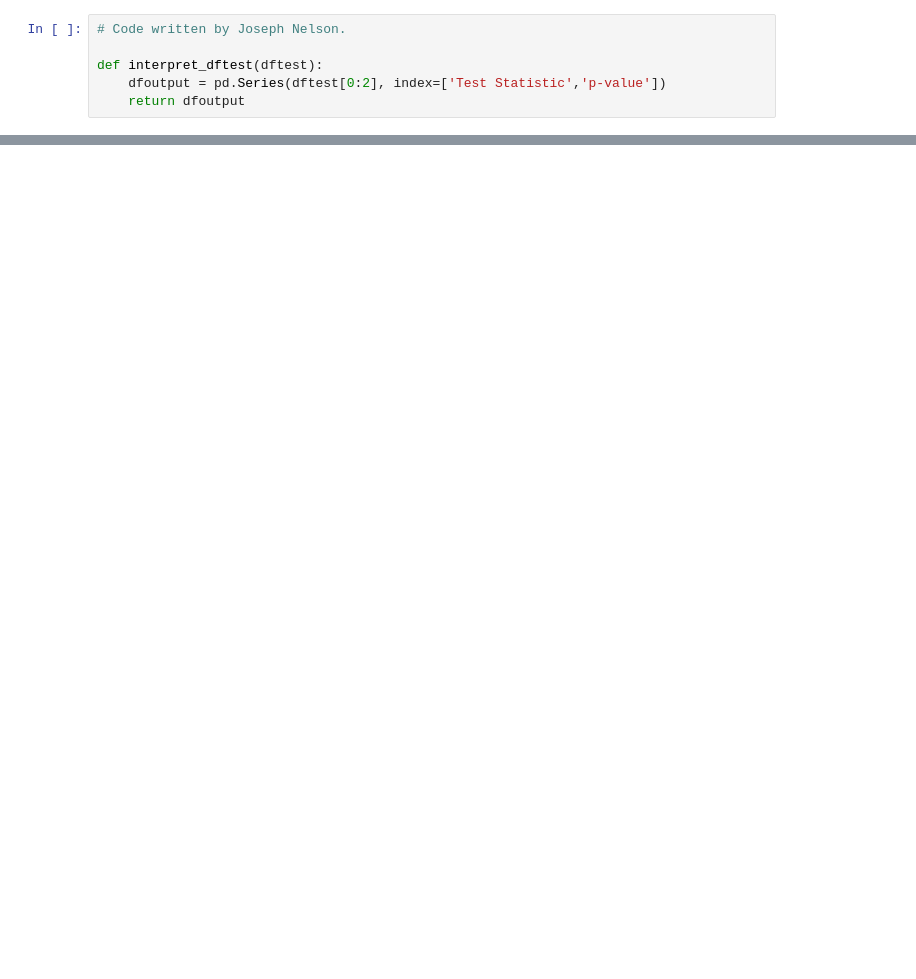
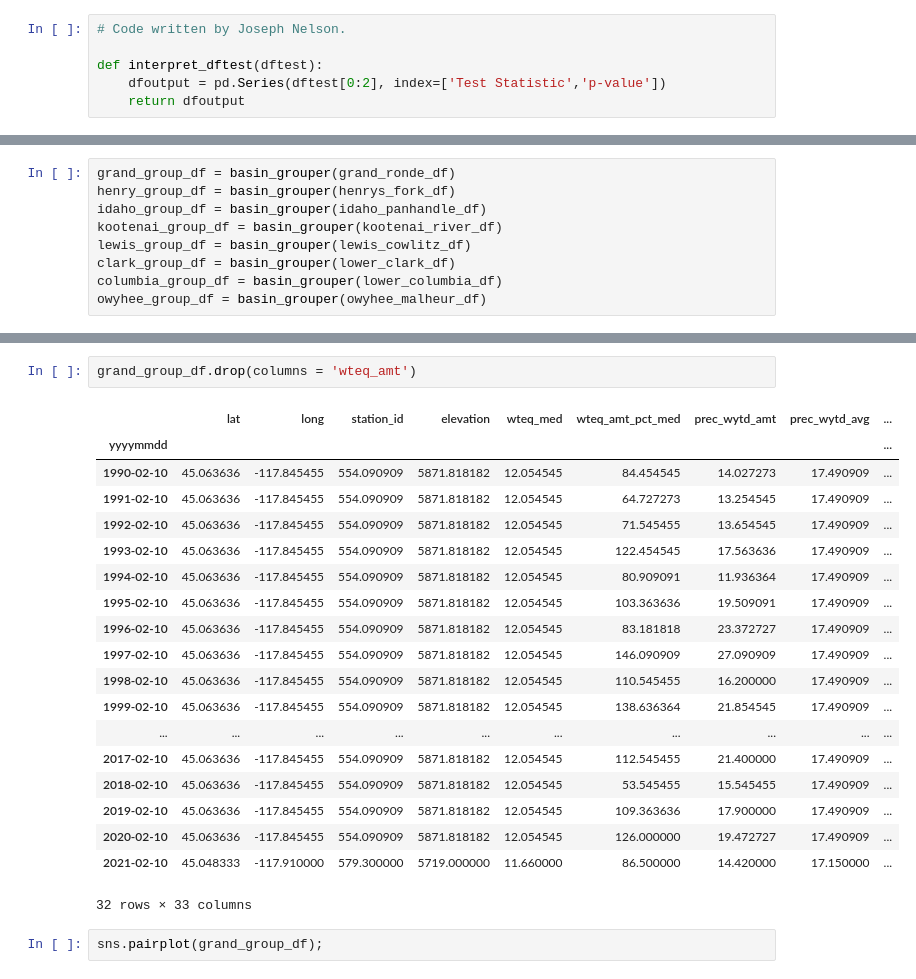
Before and after one commit to sehyeager/snotel_forecasting, a Jupyter notebook: sams_modeling_notebook.ipynb, the cells around one changed output, grey strips where cells are left out. Cells and saved outputs as stored; diff of their text form; blank space fills up the shorter version.

```diff
--- a/sams_modeling_notebook.ipynb
+++ b/sams_modeling_notebook.ipynb
@@ -62,0 +89,9 @@ sams_df = pd.read_csv
+# %%
+grand_group_df = basin_grouper(grand_ronde_df)
+henry_group_df = basin_grouper(henrys_fork_df)
+idaho_group_df = basin_grouper(idaho_panhandle_df)
+kootenai_group_df = basin_grouper(kootenai_river_df)
+lewis_group_df = basin_grouper(lewis_cowlitz_df)
+clark_group_df = basin_grouper(lower_clark_df)
+columbia_group_df = basin_grouper(lower_columbia_df)
+owyhee_group_df = basin_grouper(owyhee_malheur_df)
@@ -62,0 +163,24 @@ sams_df = pd.read_csv
+# %%
+grand_group_df.drop(columns = 'wteq_amt')
+# %% [output]
+|  | lat | long | station_id | elevation | wteq_med | wteq_amt_pct_med | prec_wytd_amt | prec_wytd_avg | ... |
+| yyyymmdd |  |  |  |  |  |  |  |  | ... |
+| 1990-02-10 | 45.063636 | -117.845455 | 554.090909 | 5871.818182 | 12.054545 | 84.454545 | 14.027273 | 17.490909 | ... |
+| 1991-02-10 | 45.063636 | -117.845455 | 554.090909 | 5871.818182 | 12.054545 | 64.727273 | 13.254545 | 17.490909 | ... |
+| 1992-02-10 | 45.063636 | -117.845455 | 554.090909 | 5871.818182 | 12.054545 | 71.545455 | 13.654545 | 17.490909 | ... |
+| 1993-02-10 | 45.063636 | -117.845455 | 554.090909 | 5871.818182 | 12.054545 | 122.454545 | 17.563636 | 17.490909 | ... |
+| 1994-02-10 | 45.063636 | -117.845455 | 554.090909 | 5871.818182 | 12.054545 | 80.909091 | 11.936364 | 17.490909 | ... |
+| 1995-02-10 | 45.063636 | -117.845455 | 554.090909 | 5871.818182 | 12.054545 | 103.363636 | 19.509091 | 17.490909 | ... |
+| 1996-02-10 | 45.063636 | -117.845455 | 554.090909 | 5871.818182 | 12.054545 | 83.181818 | 23.372727 | 17.490909 | ... |
+| 1997-02-10 | 45.063636 | -117.845455 | 554.090909 | 5871.818182 | 12.054545 | 146.090909 | 27.090909 | 17.490909 | ... |
+| 1998-02-10 | 45.063636 | -117.845455 | 554.090909 | 5871.818182 | 12.054545 | 110.545455 | 16.200000 | 17.490909 | ... |
+| 1999-02-10 | 45.063636 | -117.845455 | 554.090909 | 5871.818182 | 12.054545 | 138.636364 | 21.854545 | 17.490909 | ... |
+| ... | ... | ... | ... | ... | ... | ... | ... | ... | ... |
+| 2017-02-10 | 45.063636 | -117.845455 | 554.090909 | 5871.818182 | 12.054545 | 112.545455 | 21.400000 | 17.490909 | ... |
+| 2018-02-10 | 45.063636 | -117.845455 | 554.090909 | 5871.818182 | 12.054545 | 53.545455 | 15.545455 | 17.490909 | ... |
+| 2019-02-10 | 45.063636 | -117.845455 | 554.090909 | 5871.818182 | 12.054545 | 109.363636 | 17.900000 | 17.490909 | ... |
+| 2020-02-10 | 45.063636 | -117.845455 | 554.090909 | 5871.818182 | 12.054545 | 126.000000 | 19.472727 | 17.490909 | ... |
+| 2021-02-10 | 45.048333 | -117.910000 | 579.300000 | 5719.000000 | 11.660000 | 86.500000 | 14.420000 | 17.150000 | ... |
+32 rows × 33 columns
+# %%
+sns.pairplot(grand_group_df);
```
Also changed, not shown: parts of 23 cells of this notebook.
